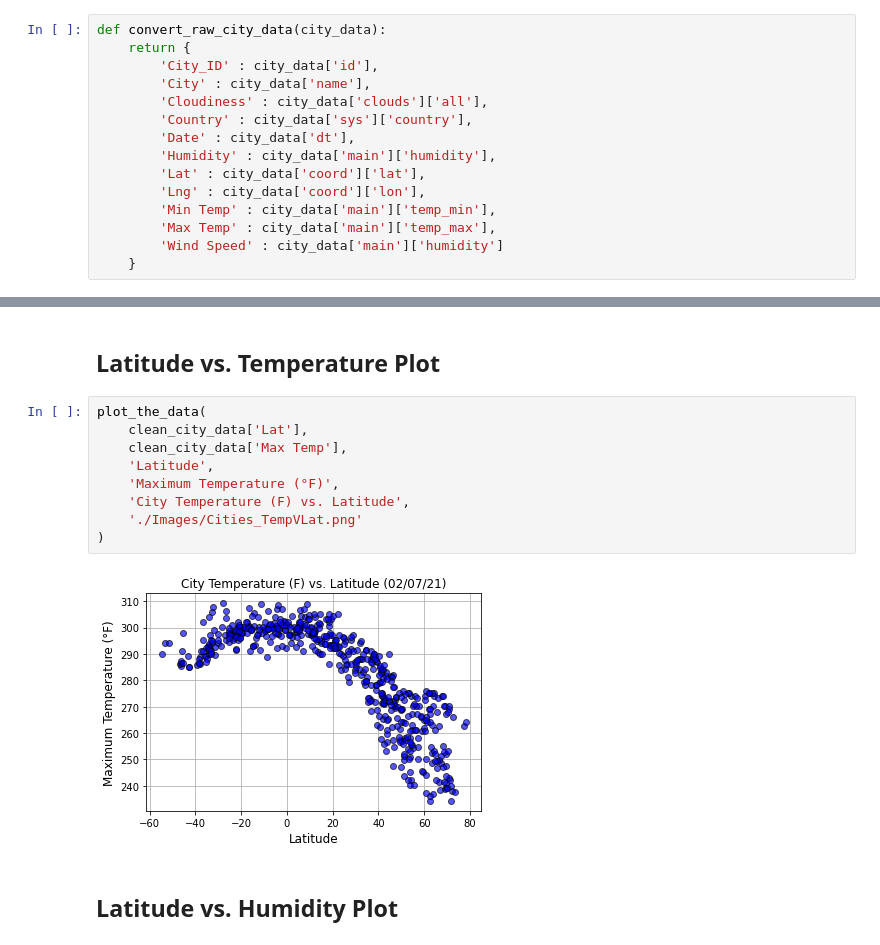
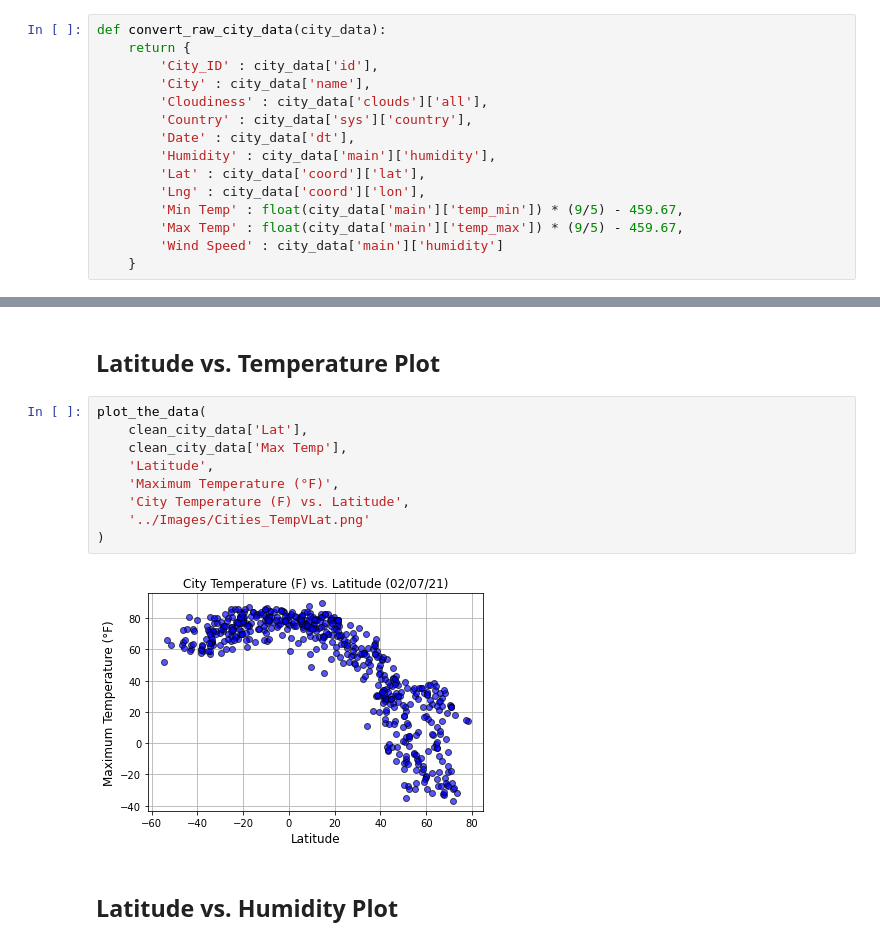
Before and after one commit to uno-sebastian/python-api-challenge, a Jupyter notebook: WeatherPy/WeatherPy.ipynb, the cells around one changed output, grey strips where cells are left out. Cells and saved outputs as stored; diff of their text form.

```diff
--- a/WeatherPy/WeatherPy.ipynb
+++ b/WeatherPy/WeatherPy.ipynb
@@ -93,8 +93,8 @@ def convert_raw_city_data(city_data):
         'Humidity' : city_data['main']['humidity'],
         'Lat' : city_data['coord']['lat'],
         'Lng' : city_data['coord']['lon'],
-        'Min Temp' : city_data['main']['temp_min'],
-        'Max Temp' : city_data['main']['temp_max'],
+        'Min Temp' : float(city_data['main']['temp_min']) * (9/5) - 459.67,
+        'Max Temp' : float(city_data['main']['temp_max']) * (9/5) - 459.67,
         'Wind Speed' : city_data['main']['humidity']
     }
 # %%
@@ -224,14 +224,14 @@ def plot_the_data(x, y, x_label, y_label, title, output_file):
 # %%
 plot_the_data(
     clean_city_data['Lat'],
     clean_city_data['Max Temp'],
     'Latitude',
     'Maximum Temperature (°F)',
     'City Temperature (F) vs. Latitude',
-    './Images/Cities_TempVLat.png'
+    '../Images/Cities_TempVLat.png'
 )
 # %% [output]
-[figure, old version]
+[figure, new version]
 # %% [markdown]
 ## Latitude vs. Humidity Plot
 # %%
```
Also changed, not shown: parts of 18 cells of this notebook, 17 other files.
